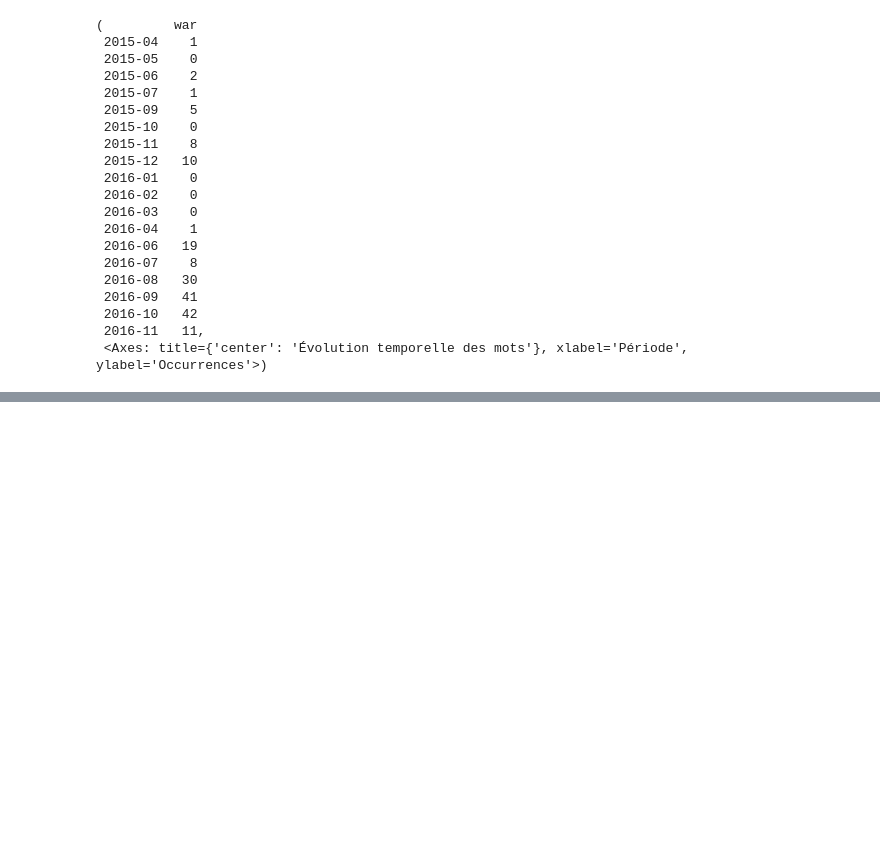
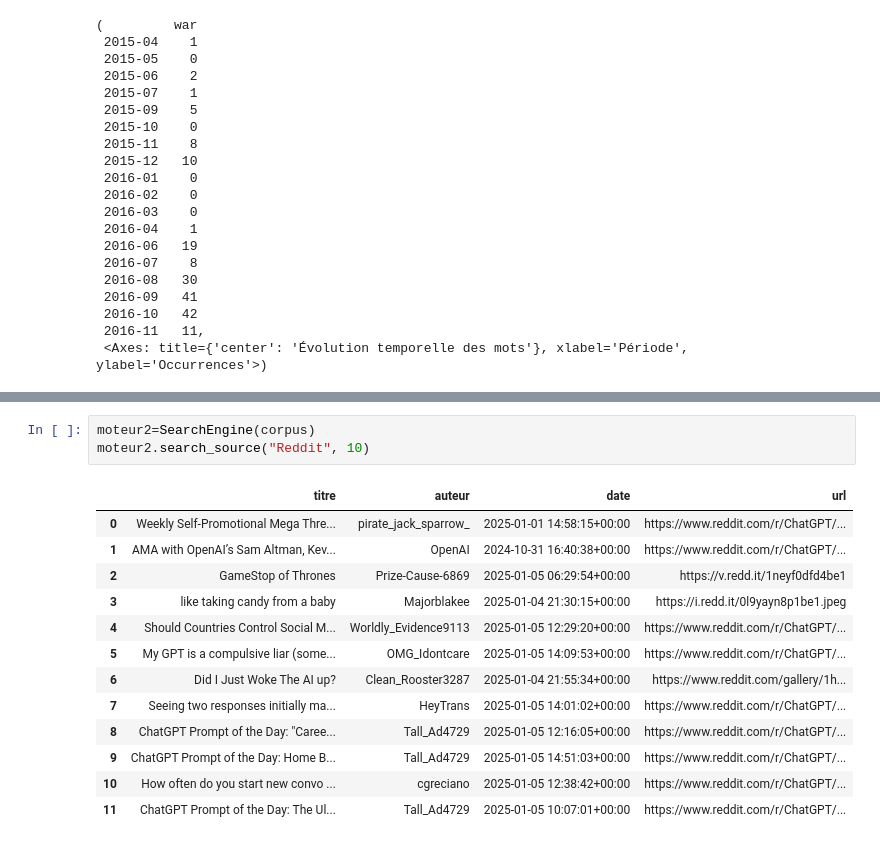
Before and after one commit to yousra-bouhanna/Pysearch, a Jupyter notebook: interface.ipynb, the cells around one changed output, grey strips where cells are left out. Saved outputs shown, nothing was run; the diff lists cells and outputs as text; blank space fills up the shorter version.

```diff
--- a/interface.ipynb
+++ b/interface.ipynb
@@ -248,0 +327,17 @@ discours.evolution_temporelle(mot, "M")
+# %%
+moteur2=SearchEngine(corpus)
+moteur2.search_source("Reddit", 10)
+# %% [output]
+|  | titre | auteur | date | url |
+| 0 | Weekly Self-Promotional Mega Thre... | pirate_jack_sparrow_ | 2025-01-01 14:58:15+00:00 | https://www.reddit.com/r/ChatGPT/... |
+| 1 | AMA with OpenAI’s Sam Altman, Kev... | OpenAI | 2024-10-31 16:40:38+00:00 | https://www.reddit.com/r/ChatGPT/... |
+| 2 | GameStop of Thrones | Prize-Cause-6869 | 2025-01-05 06:29:54+00:00 | https://v.redd.it/1neyf0dfd4be1 |
+| 3 | like taking candy from a baby | Majorblakee | 2025-01-04 21:30:15+00:00 | https://i.redd.it/0l9yayn8p1be1.jpeg |
+| 4 | Should Countries Control Social M... | Worldly_Evidence9113 | 2025-01-05 12:29:20+00:00 | https://www.reddit.com/r/ChatGPT/... |
+| 5 | My GPT is a compulsive liar (some... | OMG_Idontcare | 2025-01-05 14:09:53+00:00 | https://www.reddit.com/r/ChatGPT/... |
+| 6 | Did I Just Woke The AI up? | Clean_Rooster3287 | 2025-01-04 21:55:34+00:00 | https://www.reddit.com/gallery/1h... |
+| 7 | Seeing two responses initially ma... | HeyTrans | 2025-01-05 14:01:02+00:00 | https://www.reddit.com/r/ChatGPT/... |
+| 8 | ChatGPT Prompt of the Day: "Caree... | Tall_Ad4729 | 2025-01-05 12:16:05+00:00 | https://www.reddit.com/r/ChatGPT/... |
+| 9 | ChatGPT Prompt of the Day: Home B... | Tall_Ad4729 | 2025-01-05 14:51:03+00:00 | https://www.reddit.com/r/ChatGPT/... |
+| 10 | How often do you start new convo ... | cgreciano | 2025-01-05 12:38:42+00:00 | https://www.reddit.com/r/ChatGPT/... |
+| 11 | ChatGPT Prompt of the Day: The Ul... | Tall_Ad4729 | 2025-01-05 10:07:01+00:00 | https://www.reddit.com/r/ChatGPT/... |
```
Also changed, not shown: parts of 7 cells of this notebook, 4 other files.
